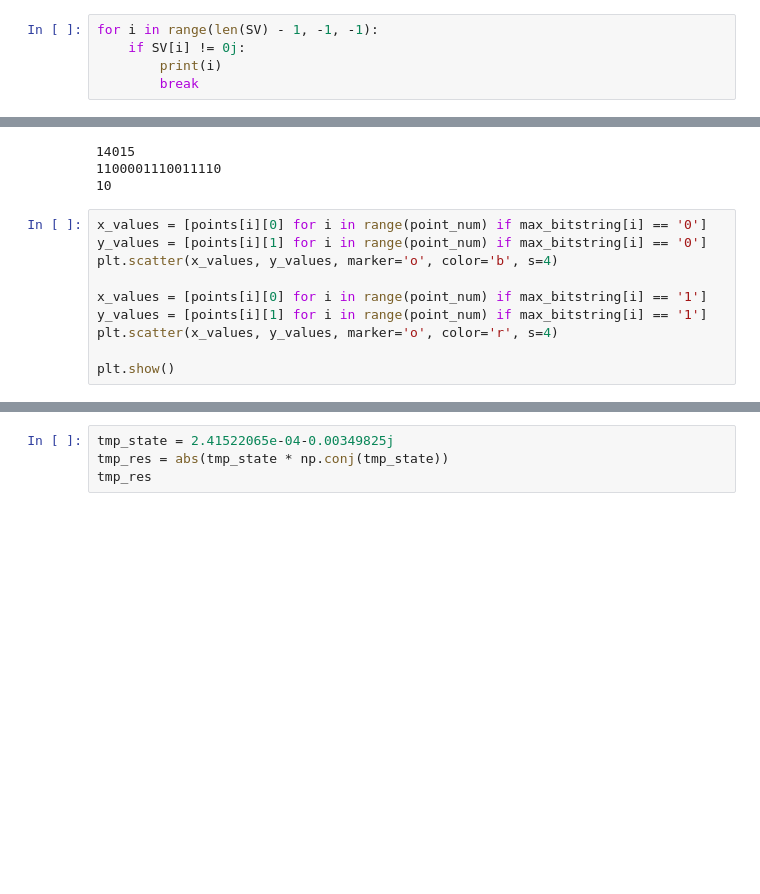
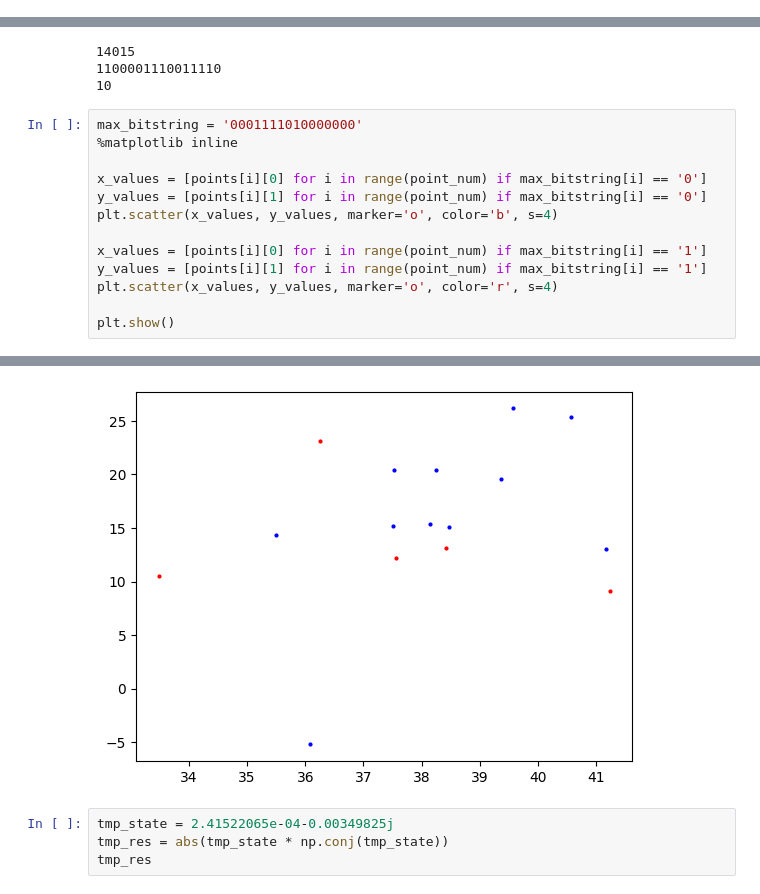
Before and after one commit to ragesi/TSP-Solution, a Jupyter notebook: demo/Quantum Spectral Clustering with QAOA New.ipynb, the cells around one changed output, grey strips where cells are left out. Cells and saved outputs as stored; diff of their text form; blank space fills up the shorter version.

```diff
--- a/demo/Quantum Spectral Clustering with QAOA New.ipynb
+++ b/demo/Quantum Spectral Clustering with QAOA New.ipynb
@@ -446,5 +479,0 @@ len(output)
-# %%
-for i in range(len(SV) - 1, -1, -1):
-    if SV[i] != 0j:
-        print(i)
-        break
@@ -470,6 +520,9 @@ print(max_num)
 1100001110011110
 10
 # %%
+max_bitstring = '0001111010000000'
+%matplotlib inline
+
 x_values = [points[i][0] for i in range(point_num) if max_bitstring[i] == '0']
 y_values = [points[i][1] for i in range(point_num) if max_bitstring[i] == '0']
 plt.scatter(x_values, y_values, marker='o', color='b', s=4)
@@ -485,3 +536,4 @@ plt.show()
+[figure, added]
 # %%
 tmp_state = 2.41522065e-04-0.00349825j
 tmp_res = abs(tmp_state * np.conj(tmp_state))
```
Also changed, not shown: parts of 9 cells of this notebook, 4 other files.
